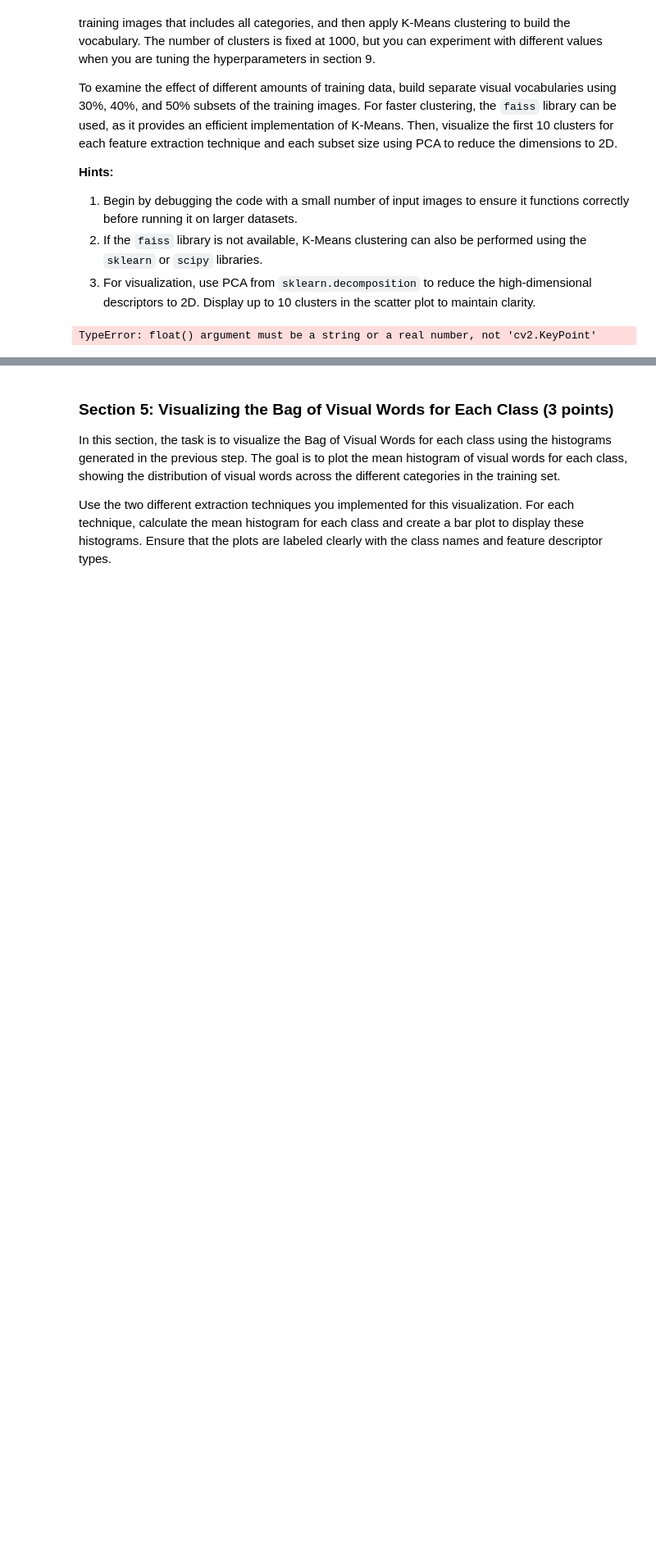
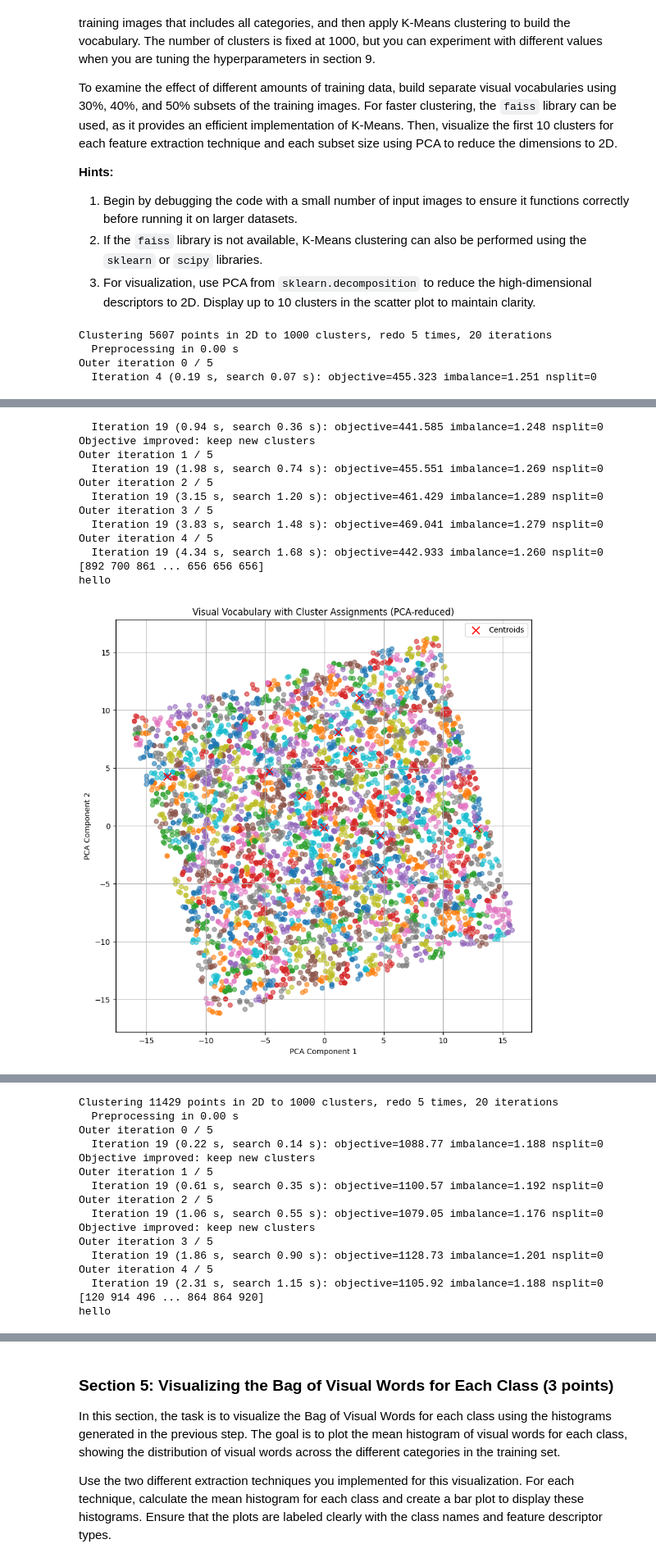
Before and after one commit to matthias-hagenauer/cv1_labs, a Jupyter notebook: cv1-lab-final-1/cv1-final-lab-part-1.ipynb, the cells around one changed output, grey strips where cells are left out. Shown at 82% size. Drawn from its saved outputs; the diff is of its cells as text; code cells hidden in the pictures; blank space fills up the shorter version.

```diff
--- a/cv1-lab-final-1/cv1-final-lab-part-1.ipynb
+++ b/cv1-lab-final-1/cv1-final-lab-part-1.ipynb
@@ -306,32 +306,45 @@ def extract_features(images, method):
         if descriptors is not None and len(descriptors) > 0:
             features.extend(descriptors)
 
+    features = [(k.pt[0], k.pt[1]) for k in features]
     features = np.array(features)
 
     return features
 
 def kmeans(features, num_clusters=1000):
-    d = len(features)
+    d = features.shape[1]
     kmeans = faiss.Kmeans(d=d, k=num_clusters, niter=20, nredo=5, verbose=True)
     kmeans.train(features)
-    return kmeans.centroids
 
-def visualize_clusters(centroids):
+    _, assignments = kmeans.index.search(features, 1)
+    return kmeans.centroids, assignments.flatten()
+
+def visualize_clusters(features, centroids, assignments):
     pca = PCA(n_components=2)
-    reduced_centroids = pca.fit_transform(centroids)
+    reduced_features = pca.fit_transform(features)
+    reduced_centroids = pca.transform(centroids)
 
-    plt.figure(figsize=(8, 8))
-    plt.scatter(reduced_centroids[:, 0], reduced_centroids[:, 1], alpha=0.6)
-    plt.title('Visual Vocabulary (PCA-reduced Cluster Centers)')
+    plt.figure(figsize=(10, 10))
+
+    plt.scatter(reduced_features[:, 0], reduced_features[:, 1], c=assignments, cmap='tab10', alpha=0.6)
+
+    plt.scatter(reduced_centroids[:, 0], reduced_centroids[:, 1], color='red', marker='x', s=100, label="Centroids")
+
+    plt.title('Visual Vocabulary with Cluster Assignments (PCA-reduced)')
     plt.xlabel('PCA Component 1')
     plt.ylabel('PCA Component 2')
     plt.grid(True)
+    plt.legend()
     plt.show()
+
+def get_relevant_points(features, assignments):
+    combined = zip(features, assignments)
+
 
 def main(train_images, train_labels):
     # Define the percentage of training images to use
     percentages = [0.1, 0.2, 0.3]
-    methods = ["sift", 'orb', "harris"]
+    methods = ["sift", 'orb'] #, "harris"]
 
     for method in methods:
         for percent in percentages:
@@ -342,14 +355,17 @@ def main(train_images, train_labels):
             # Extract features from sampled images
             features = extract_features(sampled_images, method)
 
-            # Perform K-means clustering
-            centroids = kmeans(features, num_clusters=1000)
+            centroids, assignments = kmeans(features)
+            print(assignments)
+            print("hello")
 
-            # Visualize the cluster centers
-            visualize_clusters(centroids)
+            visualize_clusters(features, centroids[:10], assignments)
 
 # Run the main function
 # Assuming train_images and train_labels are defined
 main(train_images, train_labels)
 # %% [output]
-TypeError: float() argument must be a string or a real number, not 'cv2.KeyPoint'
+Clustering 5607 points in 2D to 1000 clusters, redo 5 times, 20 iterations
+  Preprocessing in 0.00 s
+Outer iteration 0 / 5
+  Iteration 4 (0.19 s, search 0.07 s): objective=455.323 imbalance=1.251 nsplit=0
@@ -355,0 +373,13 @@ TypeError: float() argument must be a string or a real number, not 'cv2.KeyPoint
+  Iteration 19 (0.94 s, search 0.36 s): objective=441.585 imbalance=1.248 nsplit=0
+Objective improved: keep new clusters
+Outer iteration 1 / 5
+  Iteration 19 (1.98 s, search 0.74 s): objective=455.551 imbalance=1.269 nsplit=0
+Outer iteration 2 / 5
+  Iteration 19 (3.15 s, search 1.20 s): objective=461.429 imbalance=1.289 nsplit=0
+Outer iteration 3 / 5
+  Iteration 19 (3.83 s, search 1.48 s): objective=469.041 imbalance=1.279 nsplit=0
+Outer iteration 4 / 5
+  Iteration 19 (4.34 s, search 1.68 s): objective=442.933 imbalance=1.260 nsplit=0
+[892 700 861 ... 656 656 656]
+hello
+[figure, added]
@@ -355,0 +387,16 @@ TypeError: float() argument must be a string or a real number, not 'cv2.KeyPoint
+Clustering 11429 points in 2D to 1000 clusters, redo 5 times, 20 iterations
+  Preprocessing in 0.00 s
+Outer iteration 0 / 5
+  Iteration 19 (0.22 s, search 0.14 s): objective=1088.77 imbalance=1.188 nsplit=0
+Objective improved: keep new clusters
+Outer iteration 1 / 5
+  Iteration 19 (0.61 s, search 0.35 s): objective=1100.57 imbalance=1.192 nsplit=0
+Outer iteration 2 / 5
+  Iteration 19 (1.06 s, search 0.55 s): objective=1079.05 imbalance=1.176 nsplit=0
+Objective improved: keep new clusters
+Outer iteration 3 / 5
+  Iteration 19 (1.86 s, search 0.90 s): objective=1128.73 imbalance=1.201 nsplit=0
+Outer iteration 4 / 5
+  Iteration 19 (2.31 s, search 1.15 s): objective=1105.92 imbalance=1.188 nsplit=0
+[120 914 496 ... 864 864 920]
+hello
```
Also changed, not shown: parts of 2 cells of this notebook.
